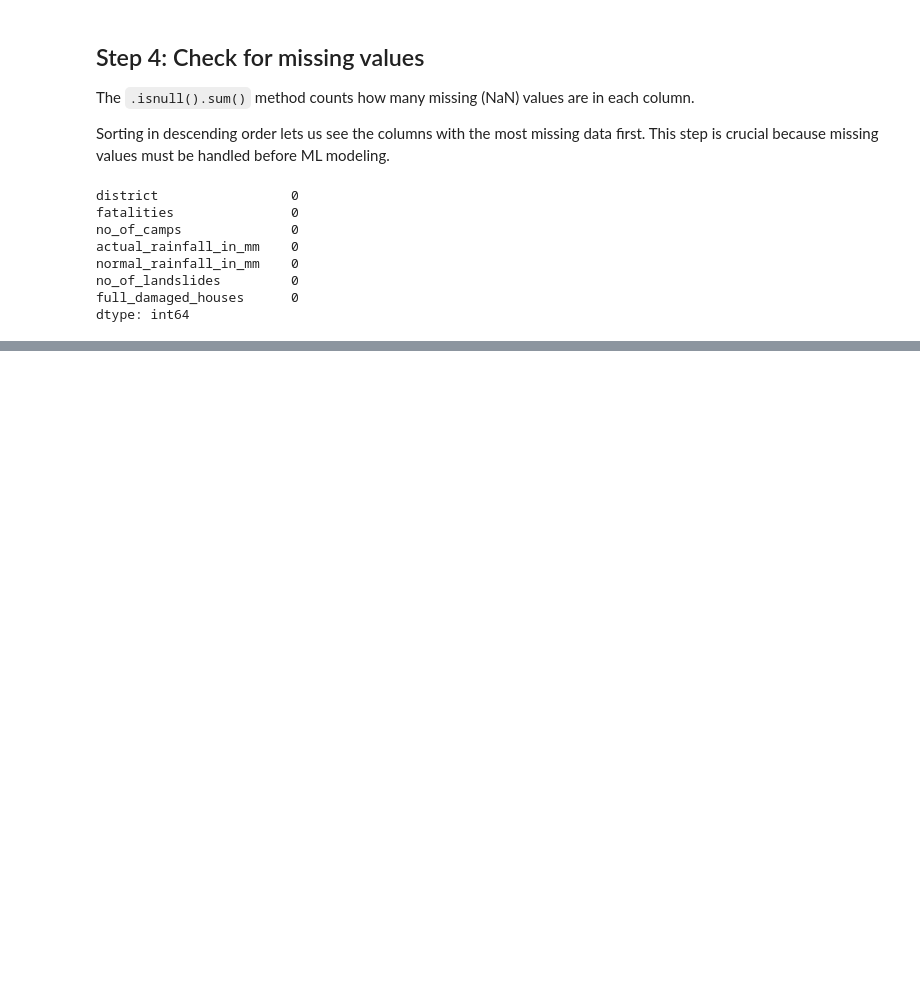
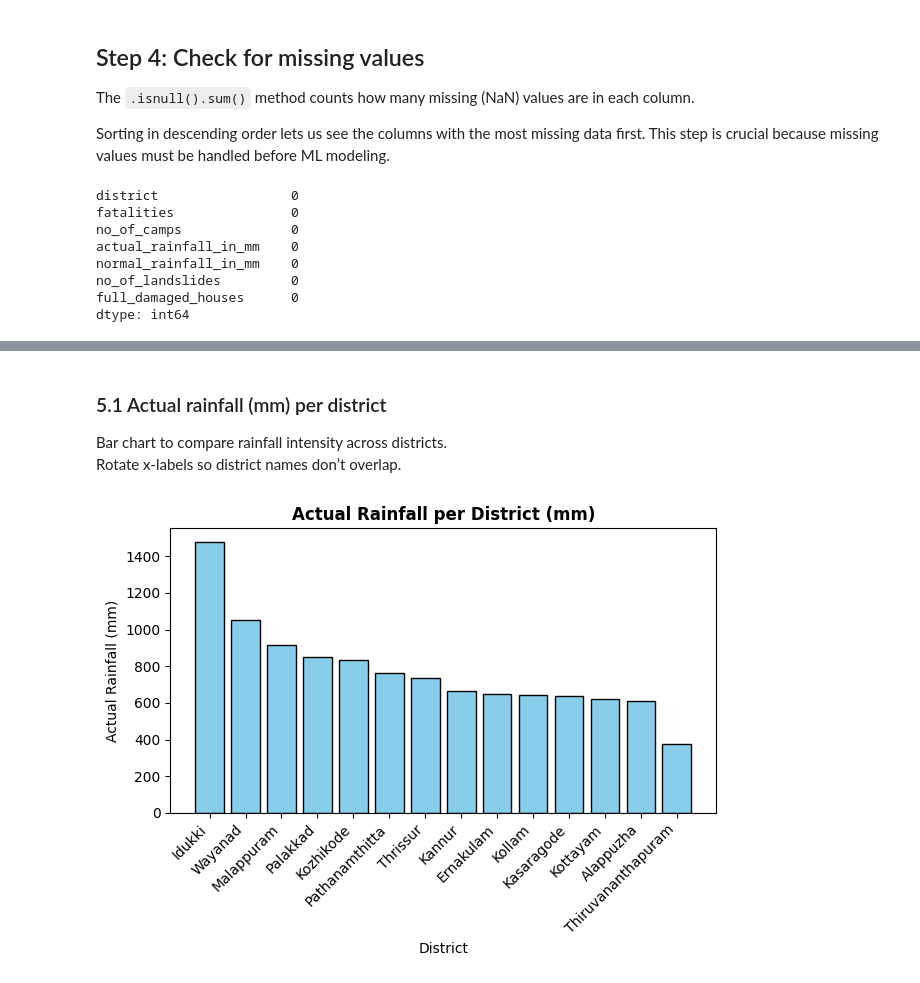
Before and after one commit to derrickrajkumar10-tech/disaster-relief-allocator, a Jupyter notebook: notebooks/data_exploration.ipynb, the cells around one changed output, grey strips where cells are left out. Saved outputs shown, nothing was run; the diff lists cells and outputs as text; code cells hidden in the pictures; blank space fills up the shorter version.

Commit message:
Addint initial EDA notebook + (bar,box,scatter) plots

```diff
--- a/notebooks/data_exploration.ipynb
+++ b/notebooks/data_exploration.ipynb
@@ -95,0 +118,18 @@ dtype: int64
+# %% [markdown]
+### 5.1 Actual rainfall (mm) per district
+
+Bar chart to compare rainfall intensity across districts.
+Rotate x-labels so district names don’t overlap.
+# %%
+import matplotlib.pyplot as plt
+#sorting by rainfall so the bars are easier to read
+plot_df = df.sort_values("actual_rainfall_in_mm",ascending=False)
+plt.bar(plot_df["district"],plot_df["actual_rainfall_in_mm"],color="skyblue",edgecolor="black")
+plt.title("Actual Rainfall per District (mm)",fontweight="bold")
+plt.xlabel("District")
+plt.ylabel("Actual Rainfall (mm)")
+plt.xticks(rotation=45,ha="right")
+plt.tight_layout()
+plt.show()
+# %% [output]
+[figure, added]
```
Also changed, not shown: parts of 8 cells of this notebook.
